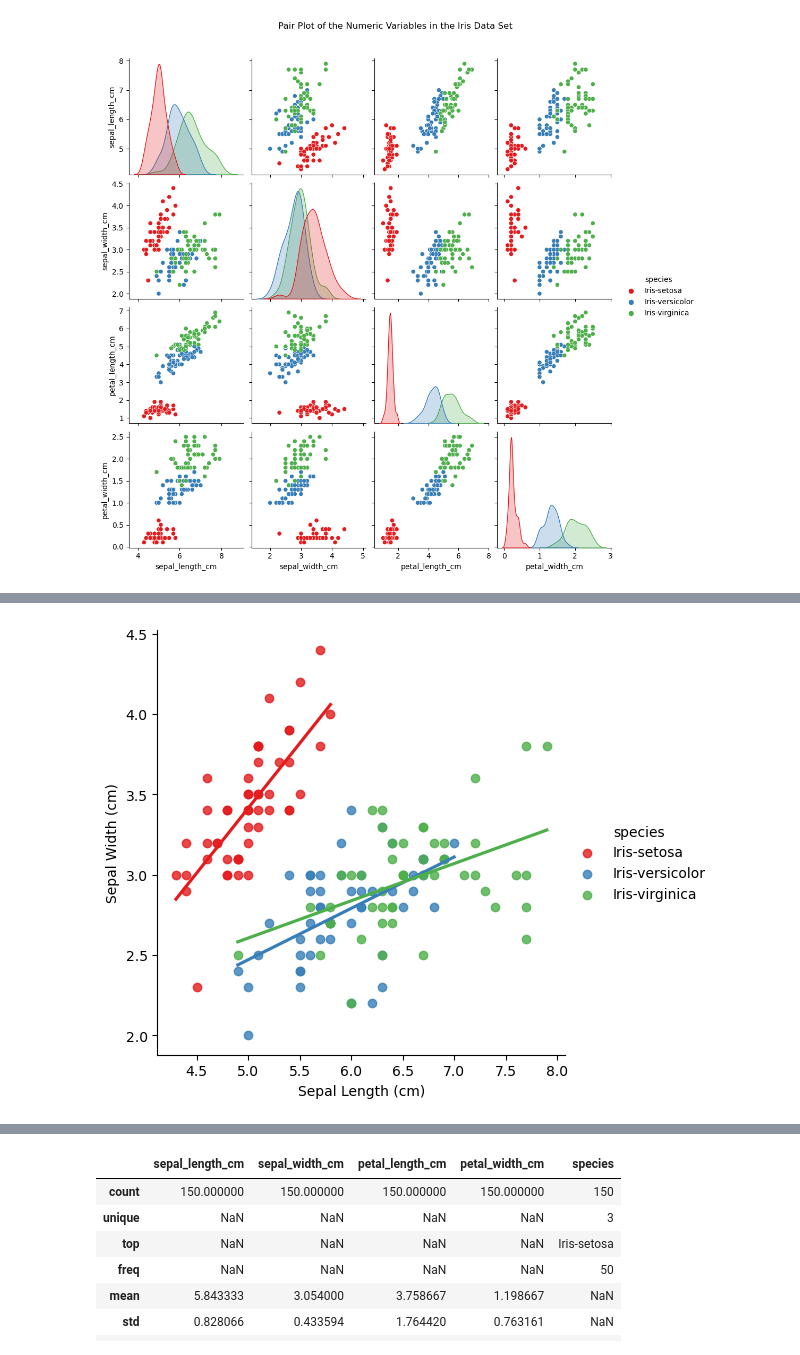
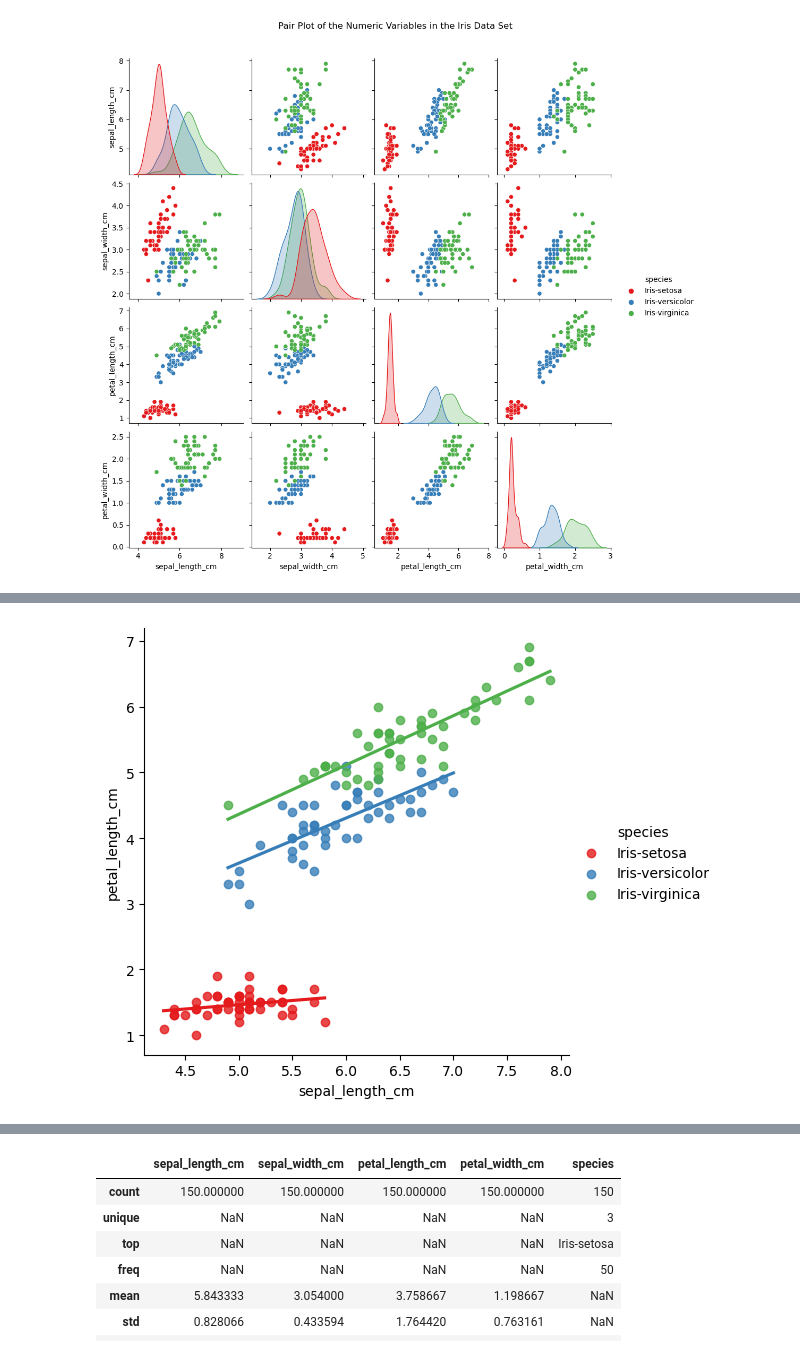
Before and after one commit to IreneKilgannon/pands-project, a Jupyter notebook: analysis.ipynb, the cells around one changed output, grey strips where cells are left out. Saved outputs shown, nothing was run; the diff lists cells and outputs as text; code cells hidden in the pictures.

Commit message:
regression plots

```diff
--- a/analysis.ipynb
+++ b/analysis.ipynb
@@ -74,3 +74,6 @@ Data columns (total 5 columns):
  4   species          150 non-null    object
 dtypes: float64(4), object(1)
 memory usage: 6.0+ KB
+# %%
+iris['species'] = iris['species'].astype('category')
+iris.info()
@@ -298,14 +342,15 @@ plt.show()
 # %%
 # regression lines
 
-sns.lmplot(iris, x = 'sepal_length_cm', y = 'sepal_width_cm', ci = None, hue = 'species')
+sns.lmplot(iris, x = 'sepal_length_cm', y = 'petal_length_cm', ci = None, hue = 'species')
+
 
 # Adding title, x and y labels to the plot.
 plt.title('')
-plt.xlabel('Sepal Length (cm)')
-plt.ylabel('Sepal Width (cm)')
+#plt.xlabel('Sepal Length (cm)')
+# plt.ylabel('Petal Length (cm)')
 
 # Display the plot
 plt.show()
 # %% [output]
-[figure, old version]
+[figure, new version]
```
Also changed, not shown: parts of 10 cells of this notebook, 3 other files.
